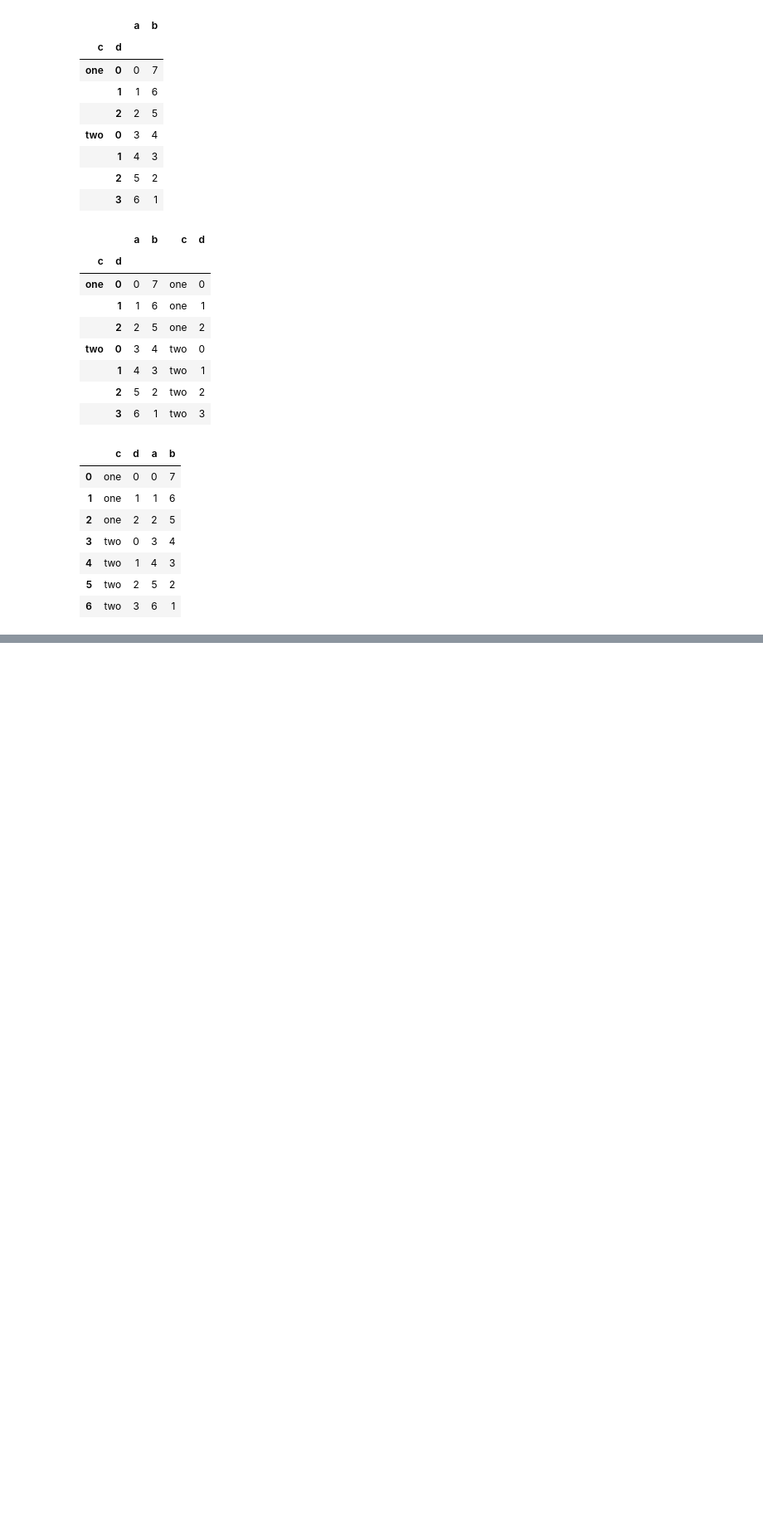
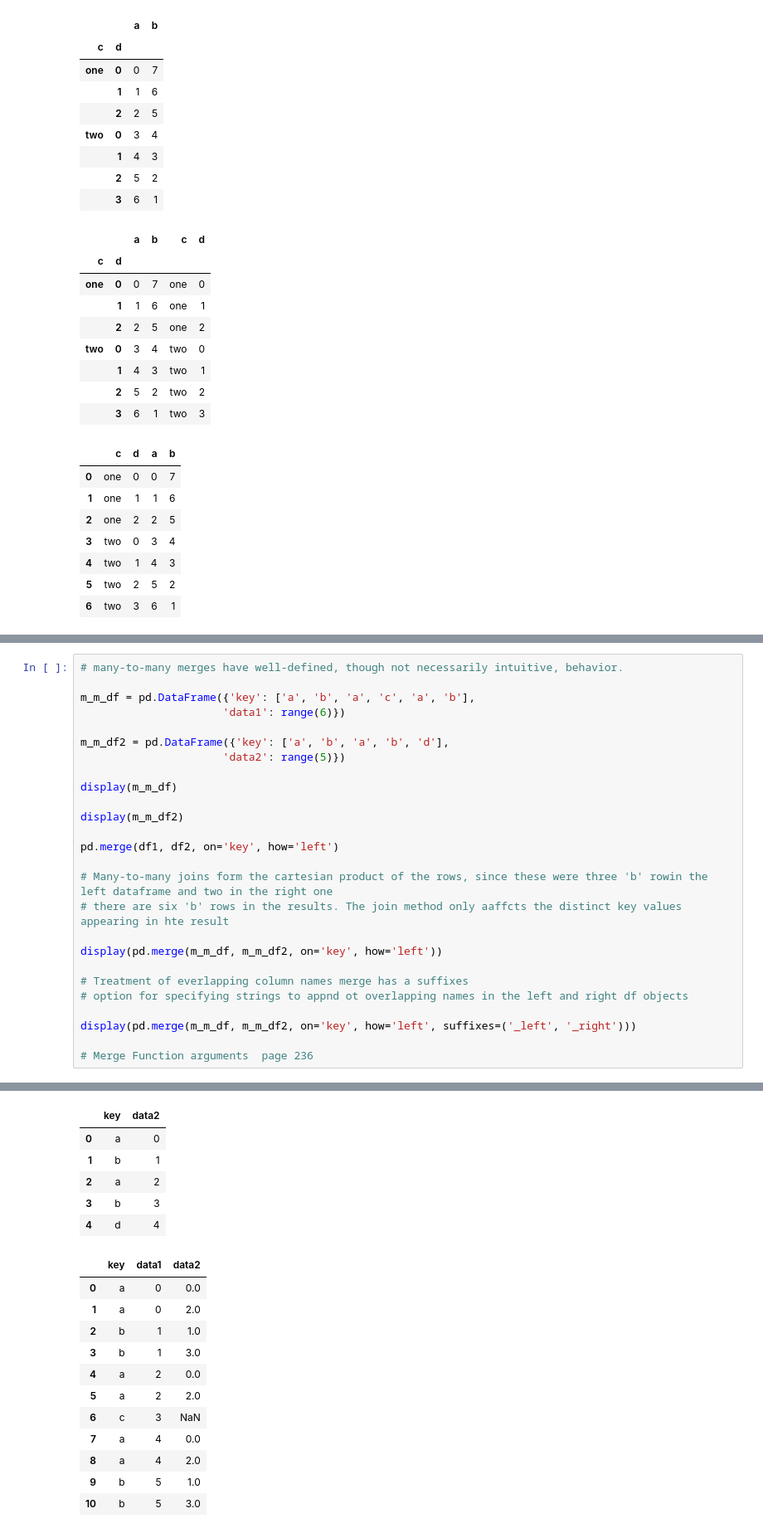
Before and after one commit to MuayThaiLegz/Py_DataAnalysis, a Jupyter notebook: PyForData_8.ipynb, the cells around one changed output, grey strips where cells are left out. Shown at 83% size. Drawn from its saved outputs; the diff is of its cells as text; blank space fills up the shorter version.

Commit message:
join, combine, reshape
dealt with different methods of bringing pandas objects  together

```diff
--- a/PyForData_8.ipynb
+++ b/PyForData_8.ipynb
@@ -347,0 +419,27 @@ display(level_stats_df2.reset_index())
+# %%
+# many-to-many merges have well-defined, though not necessarily intuitive, behavior.
+
+m_m_df = pd.DataFrame({'key': ['a', 'b', 'a', 'c', 'a', 'b'],
+                      'data1': range(6)})
+
+m_m_df2 = pd.DataFrame({'key': ['a', 'b', 'a', 'b', 'd'],
+                      'data2': range(5)})
+
+display(m_m_df)
+
+display(m_m_df2)
+
+pd.merge(df1, df2, on='key', how='left')
+
+# Many-to-many joins form the cartesian product of the rows, since these were three 'b' rowin the left dataframe and two in the right one
+# there are six 'b' rows in the results. The join method only aaffcts the distinct key values appearing in hte result
+
+display(pd.merge(m_m_df, m_m_df2, on='key', how='left'))
+
+# Treatment of everlapping column names merge has a suffixes
+# option for specifying strings to appnd ot overlapping names in the left and right df objects
+
+display(pd.merge(m_m_df, m_m_df2, on='key', how='left', suffixes=('_left', '_right')))
+
+# Merge Function arguments  page 236
+# %% [output]
@@ -347,0 +453,18 @@ display(level_stats_df2.reset_index())
+|  | key | data2 |
+| 0 | a | 0 |
+| 1 | b | 1 |
+| 2 | a | 2 |
+| 3 | b | 3 |
+| 4 | d | 4 |
+|  | key | data1 | data2 |
+| 0 | a | 0 | 0.0 |
+| 1 | a | 0 | 2.0 |
+| 2 | b | 1 | 1.0 |
+| 3 | b | 1 | 3.0 |
+| 4 | a | 2 | 0.0 |
+| 5 | a | 2 | 2.0 |
+| 6 | c | 3 | NaN |
+| 7 | a | 4 | 0.0 |
+| 8 | a | 4 | 2.0 |
+| 9 | b | 5 | 1.0 |
+| 10 | b | 5 | 3.0 |
```
Also changed, not shown: parts of 5 cells of this notebook.
